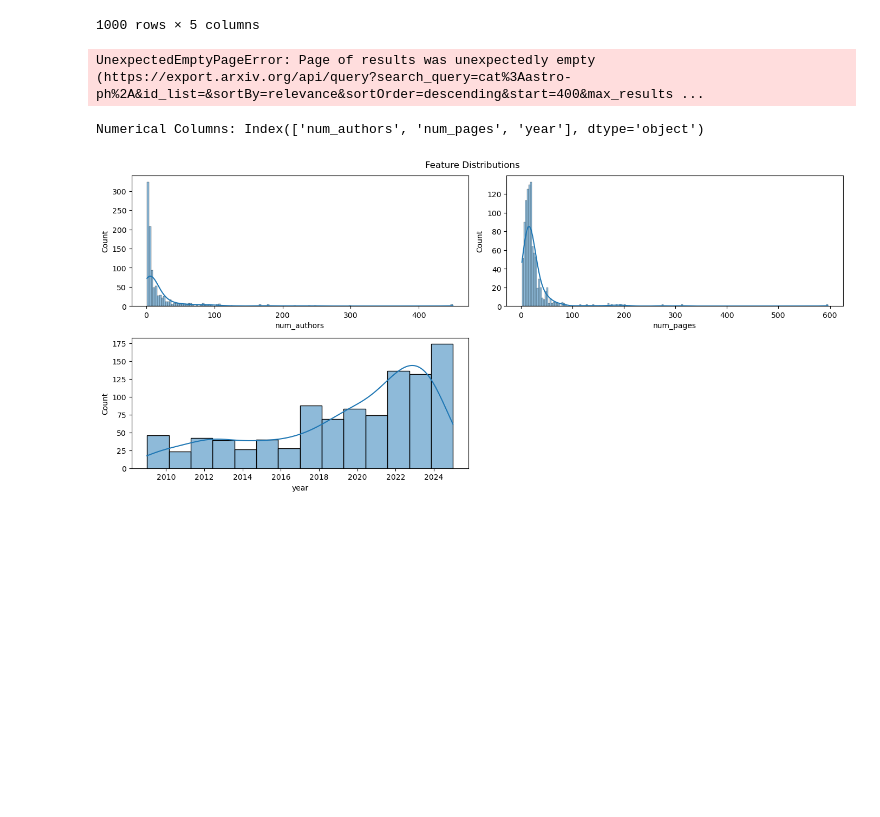
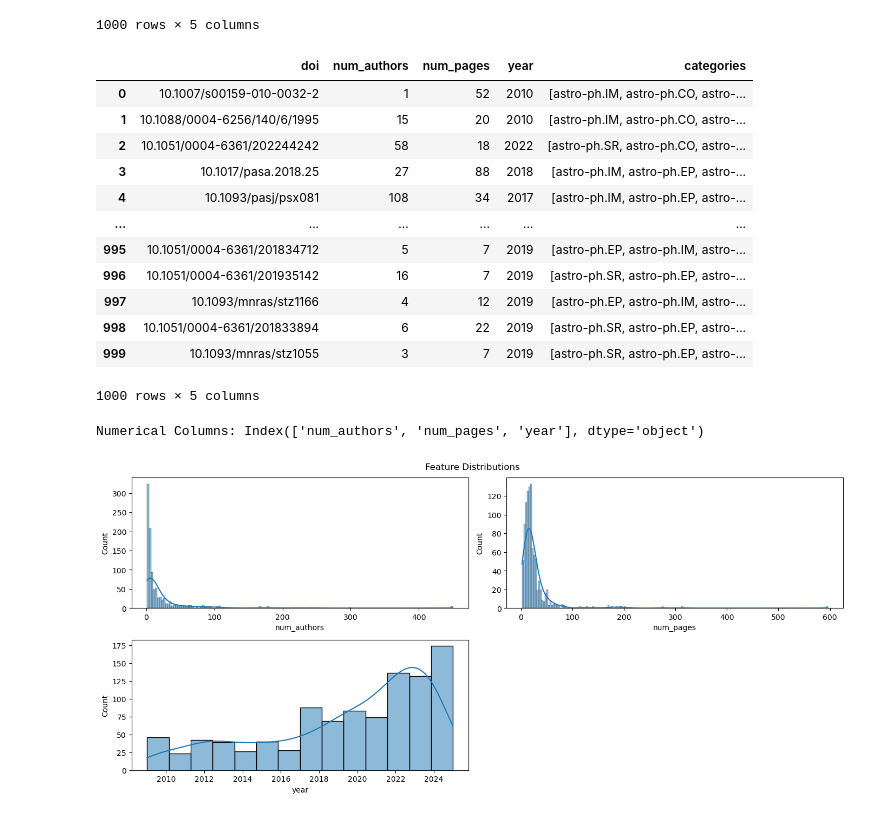
Before and after one commit to LDZuckerman/AstroPublicationTrends, a Jupyter notebook: Exploratory_Data_Analysis.ipynb, the cells around one changed output. Drawn from its saved outputs; the diff is of its cells as text; code cells hidden in the pictures; blank space fills up the shorter version.

Commit message:
modify data file paths

```diff
--- a/Exploratory_Data_Analysis.ipynb
+++ b/Exploratory_Data_Analysis.ipynb
@@ -120,7 +120,7 @@ Iteration 998, total requests remaining 385, len(temp(bibcode)) 998 len(temp(rea
 Explore Feature Distributions
 '''
 
-data = pd.read_csv('../ads_data.csv')
+data = pd.read_csv('Data/ads_data.csv')
 numerical_cols = data.select_dtypes(include=[np.float64, np.int64]).columns
 print('Numerical Columns:', numerical_cols)
 fig = plt.figure(figsize=(14, len(numerical_cols)*3))
@@ -220,7 +220,7 @@ Read in
 N = 1e4
 data_raw = pd.DataFrame(columns=['id', 'submitter', 'authors', 'title', 'comments', 'journal-ref', 'doi', 'report-no', 'categories', 'license', 'abstract', 'versions', 'update_date', 'authors_parsed'])
 i = 0
-with open('../arxiv-metadata-oai-snapshot.json', 'r') as file:
+with open('Data/arxiv-metadata-oai-snapshot.json', 'r') as file:
     for line in file:
         if i < N:
             if 'astro' in row['categories']:
@@ -274,7 +274,7 @@ data
 Explore Feature Distributions
 '''
 
-data = pd.read_csv('../arxiv_data.csv')
+data = pd.read_csv('Data/arxiv_data.csv')
 numerical_cols = data.select_dtypes(include=[np.float64, np.int64]).columns
 print('Numerical Columns:', numerical_cols)
 fig = plt.figure(figsize=(14, len(numerical_cols)*3))
@@ -345,35 +345,49 @@ while count < N_tot:
         i += 1
         if count < N_tot:
             comments = r.comment
             if comments != None and 'pages' in comments and r.doi != None: # LETS ONLY ADD IF NUM PAGES IS IN COMMENTS AND DOI IS NOT NONE
                 comments = comments.replace('\n','').replace('  ',' ')
                 end = comments.find('pages')-1
                 if end in [1,2,3]:
                     start = 0
                 else:
                     idx = end -1
                     while comments[idx].isnumeric():
                         idx = idx - 1
                     start = idx + 1
                 num_pages = comments[start:end]
                 if type(num_pages) == str and '+' in num_pages:
                     num_pages = num_pages.split('+')
                     num_pages = sum([int(num) for num in num_pages])
                 try:
                     num_pages = int(num_pages)
                 except Exception:
                     try:
                         num_pages = w2n.word_to_num(num_pages)
                     except Exception:
                         print(f'Error with comment {i} "{comments}", gives start = {start}, stop = {end} num_pages = {comments[start:end]} --> skipping')
                         continue
                 year = int(r.updated.year)
                 data.loc[len(data)] = {'doi':r.doi, 'num_authors':len(r.authors), 'num_pages':num_pages, 'year':year,  'categories':r.categories}
                 count += 1
-data.to_csv('../arxiv_data.csv', index=False)
+data.to_csv('Data/arxiv_data.csv', index=False)
 data
+
+# 2024ApJ...962L..15J	10.48550/arXiv.2401.10502
 # %% [output]
+|  | doi | num_authors | num_pages | year | categories |
+| 0 | 10.1007/s00159-010-0032-2 | 1 | 52 | 2010 | [astro-ph.IM, astro-ph.CO, astro-... |
+| 1 | 10.1088/0004-6256/140/6/1995 | 15 | 20 | 2010 | [astro-ph.IM, astro-ph.CO, astro-... |
+| 2 | 10.1051/0004-6361/202244242 | 58 | 18 | 2022 | [astro-ph.SR, astro-ph.CO, astro-... |
+| 3 | 10.1017/pasa.2018.25 | 27 | 88 | 2018 | [astro-ph.IM, astro-ph.EP, astro-... |
+| 4 | 10.1093/pasj/psx081 | 108 | 34 | 2017 | [astro-ph.IM, astro-ph.EP, astro-... |
+| ... | ... | ... | ... | ... | ... |
+| 995 | 10.1051/0004-6361/201834712 | 5 | 7 | 2019 | [astro-ph.EP, astro-ph.IM, astro-... |
+| 996 | 10.1051/0004-6361/201935142 | 16 | 7 | 2019 | [astro-ph.SR, astro-ph.EP, astro-... |
+| 997 | 10.1093/mnras/stz1166 | 4 | 12 | 2019 | [astro-ph.EP, astro-ph.IM, astro-... |
+| 998 | 10.1051/0004-6361/201833894 | 6 | 22 | 2019 | [astro-ph.SR, astro-ph.EP, astro-... |
+| 999 | 10.1093/mnras/stz1055 | 3 | 7 | 2019 | [astro-ph.SR, astro-ph.EP, astro-... |
-UnexpectedEmptyPageError: Page of results was unexpectedly empty (https://export.arxiv.org/api/query?search_query=cat%3Aastro-ph%2A&id_list=&sortBy=relevance&sortOrder=descending&start=400&max_results ...
+1000 rows × 5 columns
 # %%
 '''
 Explore Feature Distributions
```
Also changed, not shown: parts of 8 cells of this notebook, 5 other files.
